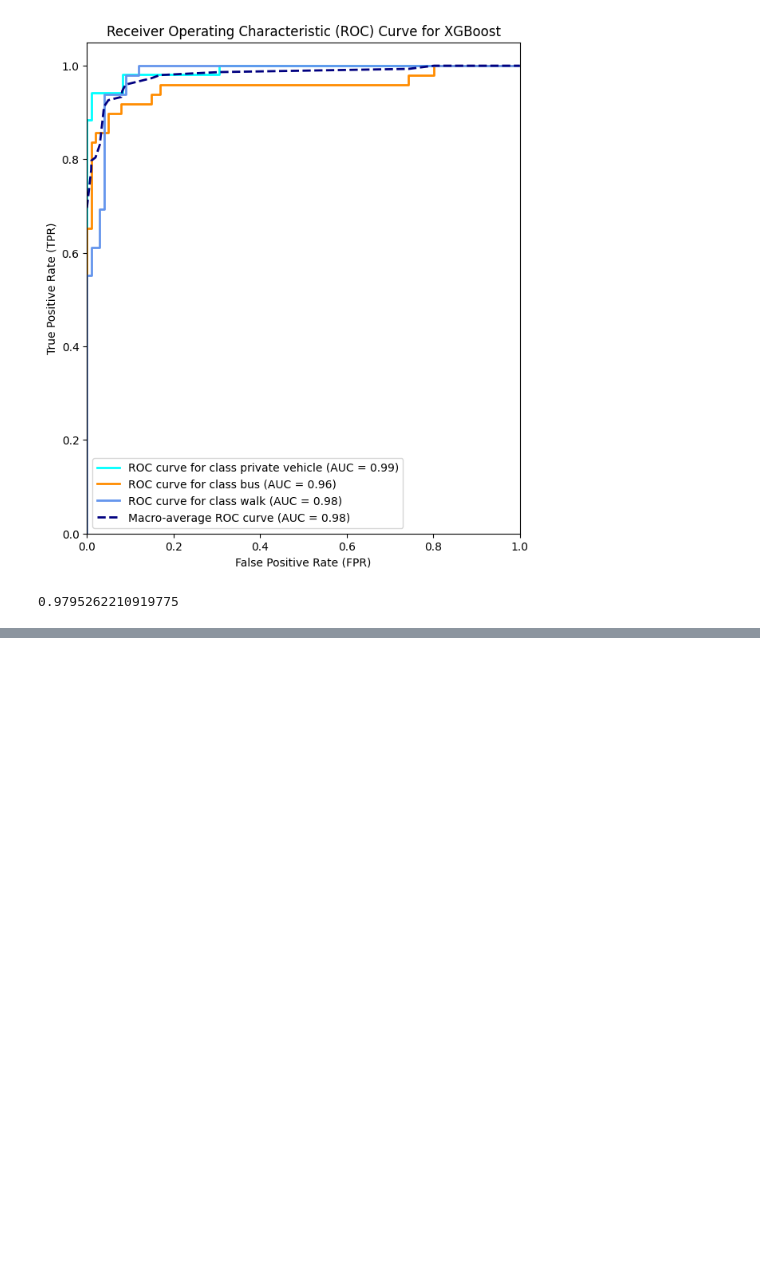
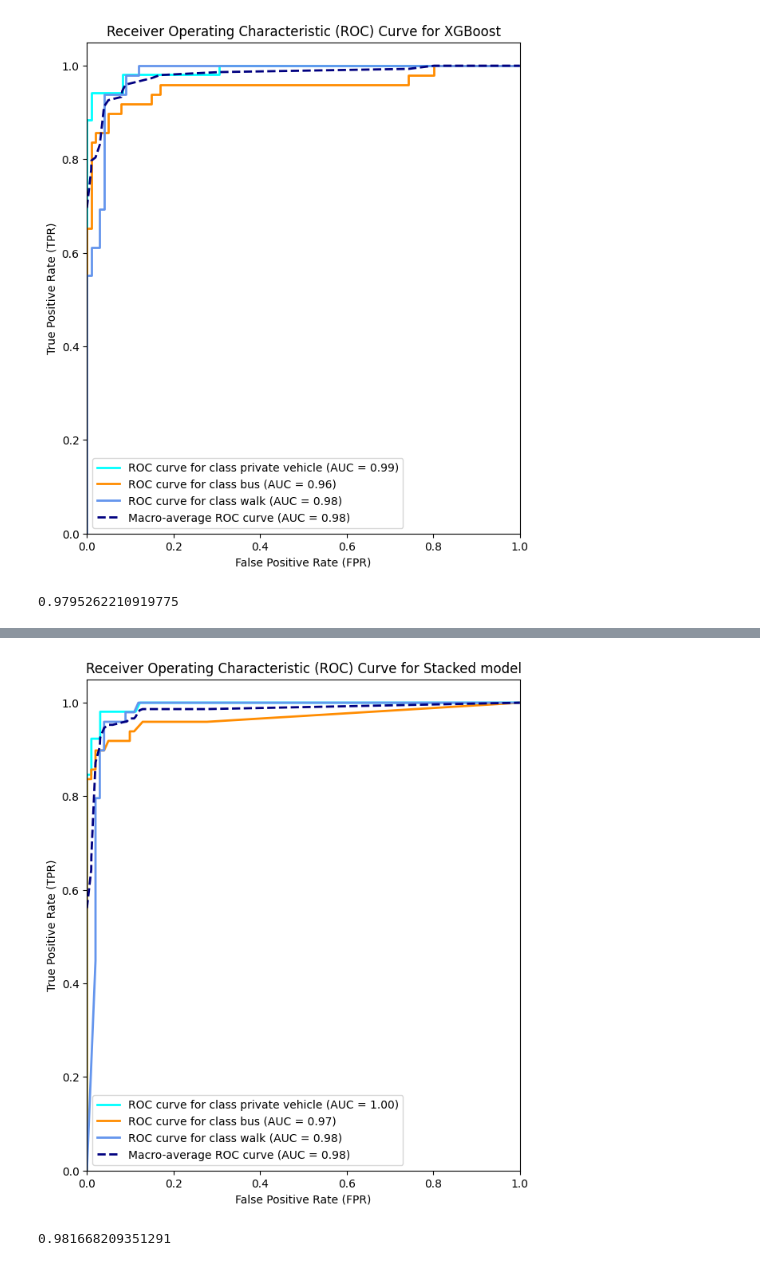
Before and after one commit to MariosMelach/Marios-Thesis, a Jupyter notebook: Thessaloniki Survey/Mode_classification_survey.ipynb, the cells around one changed output, grey strips where cells are left out. Saved outputs shown, nothing was run; the diff lists cells and outputs as text; code cells hidden in the pictures; blank space fills up the shorter version.

```diff
--- a/Thessaloniki Survey/Mode_classification_survey.ipynb
+++ b/Thessaloniki Survey/Mode_classification_survey.ipynb
@@ -1336,0 +1380,50 @@ roc_auc['macro']
+# %%
+class_probabilities_st = stacking_classifier.predict_proba(X1_test)
+y_pred_prob_st = np.argmax(class_probabilities_st, axis=1)
+y_test_bin_st = label_binarize(y_test, classes=stacking_classifier.classes_)
+# ROC Curve
+fpr = dict()
+tpr = dict()
+roc_auc = dict()
+
+for i in range(len(stacking_classifier.classes_)):
+    fpr[i], tpr[i], _ = roc_curve(y_test_bin_st[:, i], class_probabilities_st[:, i])
+    roc_auc[i] = auc(fpr[i], tpr[i])
+
+# Compute macro-average ROC curve and ROC area
+all_fpr = np.unique(np.concatenate([fpr[i] for i in range(len(stacking_classifier.classes_))]))
+
+mean_tpr = np.zeros_like(all_fpr)
+for i in range(len(stacking_classifier.classes_)):
+    mean_tpr += np.interp(all_fpr, fpr[i], tpr[i])
+
+mean_tpr /= len(stacking_classifier.classes_)
+
+fpr["macro"] = all_fpr
+tpr["macro"] = mean_tpr
+roc_auc["macro"] = auc(fpr["macro"], tpr["macro"])
+
+# Plot ROC curve
+_, ax_roc = plt.subplots(figsize=(7, 8))
+colors_roc = cycle(["aqua", "darkorange", "cornflowerblue"])
+
+for i, (class_labels, color) in enumerate(zip(stacking_classifier.classes_, colors_roc)):
+    class_name = class_labels_mapping.get(i, f'class {i}')
+    plt.plot(fpr[i], tpr[i], color=color, lw=2, label=f'ROC curve for class {class_name} (AUC = {roc_auc[i]:0.2f})')
+
+plt.plot(fpr["macro"], tpr["macro"], color='navy', lw=2, linestyle='--', label=f'Macro-average ROC curve (AUC = {roc_auc["macro"]:0.2f})')
+
+ax_roc.set_xlim([0.0, 1.0])
+ax_roc.set_ylim([0.0, 1.05])
+ax_roc.set_xlabel('False Positive Rate (FPR)')
+ax_roc.set_ylabel('True Positive Rate (TPR)')
+ax_roc.legend(loc="best")
+ax_roc.set_title("Receiver Operating Characteristic (ROC) Curve for Stacked model")
+
+plt.show()
+# %% [output]
+[figure, added]
+# %%
+roc_auc["macro"]
+# %% [output]
+0.981668209351291
```
Also changed, not shown: parts of 3 cells of this notebook.
